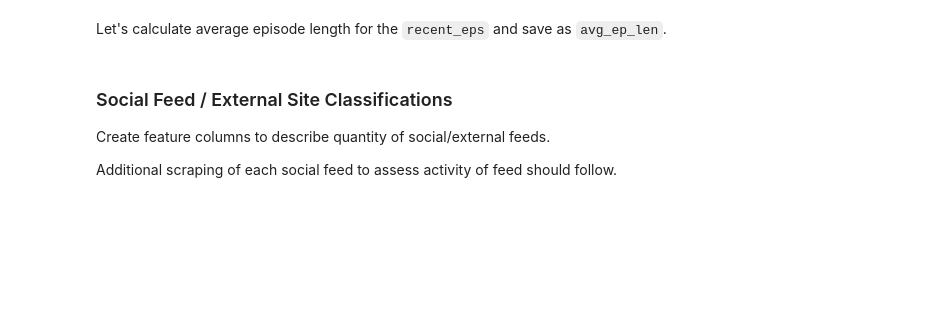
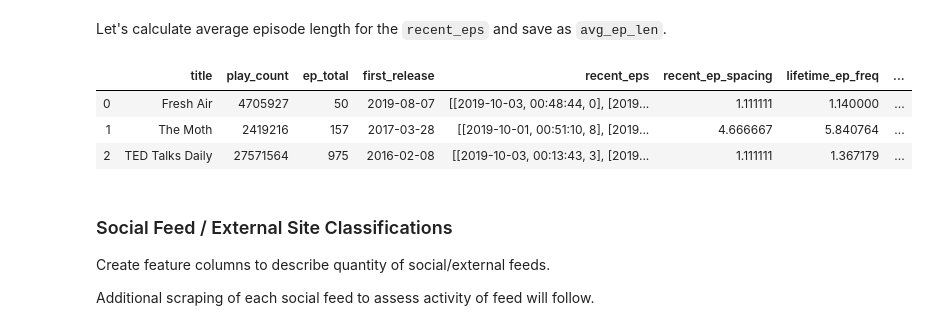
Before and after one commit to thomkav/regression-podcast-popularity, a Jupyter notebook: notebooks/data_processing.ipynb, the cells around one changed output. Cells and saved outputs as stored; diff of their text form; code cells hidden in the pictures; blank space fills up the shorter version.

Commit message:
enhance feature engineering pipeline with timeseries stats, social stats

```diff
--- a/notebooks/data_processing.ipynb
+++ b/notebooks/data_processing.ipynb
@@ -129,34 +131,32 @@ df[ep_cols_2].head(3)
 # %% [markdown]
 Let's calculate average episode length for the `recent_eps` and save as `avg_ep_len`.
-# %%
-ep_cols_3 = ep_cols + ['avg_ep_len']
-
-def avg_ep_len(recent_eps):
-    '''
-
-    Average length of recent 10 or so episodes.
-
-    '''
-
-
-#     print('last_ep: ', row['recent_eps'][0][0])
-    last_ep_date = convert_ep_date(row['recent_eps'][0][0])
-#     print(last_ep_date)
-    release_date = convert_ep_date(row['first_release'])
-#     print(release_date)
-    ep_total = row['ep_total']
-#     print(ep_total)
-
-    freq = (last_ep_date - release_date) / ep_total
-
-    return freq
-
-
-# df['avg_ep_len'] =
-# df[ep_cols_3].head(3)
+# %%
+ep_cols_3 = ep_cols_2 + ['avg_ep_len']
+
+def avg_ep_len(recent_eps):
+    '''
+
+    Average length of recent 10 or so episodes.
+
+    '''
+    ep_lens = [time.strptime(ep[1], '%H:%M:%S') for ep in recent_eps]
+
+#     print(ep_lens)
+    avg_ep_len = np.mean(ep_lens)
+
+    return avg_ep_len
+
+
+df['avg_ep_len'] = df.recent_eps.apply(avg_ep_len)
+df[ep_cols_3].head(3)
+# %% [output]
+|  | title | play_count | ep_total | first_release | recent_eps | recent_ep_spacing | lifetime_ep_freq | ... |
+| 0 | Fresh Air | 4705927 | 50 | 2019-08-07 | [[2019-10-03, 00:48:44, 0], [2019... | 1.111111 | 1.140000 | ... |
+| 1 | The Moth | 2419216 | 157 | 2017-03-28 | [[2019-10-01, 00:51:10, 8], [2019... | 4.666667 | 5.840764 | ... |
+| 2 | TED Talks Daily | 27571564 | 975 | 2016-02-08 | [[2019-10-03, 00:13:43, 3], [2019... | 1.111111 | 1.367179 | ... |
 # %% [markdown]
 ### Social Feed / External Site Classifications
 
 Create feature columns to describe quantity of social/external feeds.
 
-Additional scraping of each social feed to assess activity of feed should follow.
+Additional scraping of each social feed to assess activity of feed will follow.
```
Also changed, not shown: parts of 13 cells of this notebook.
